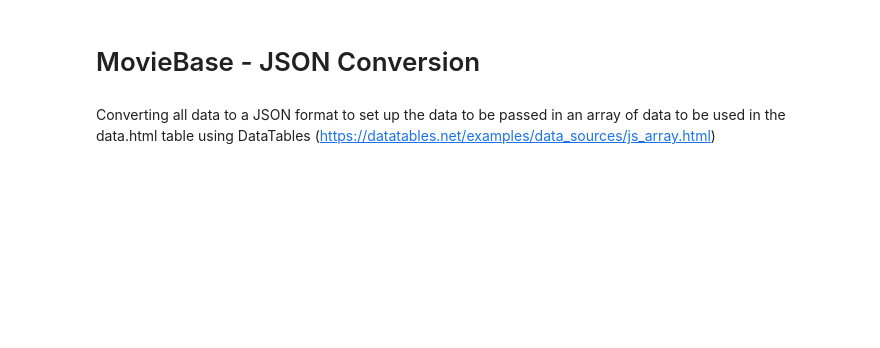
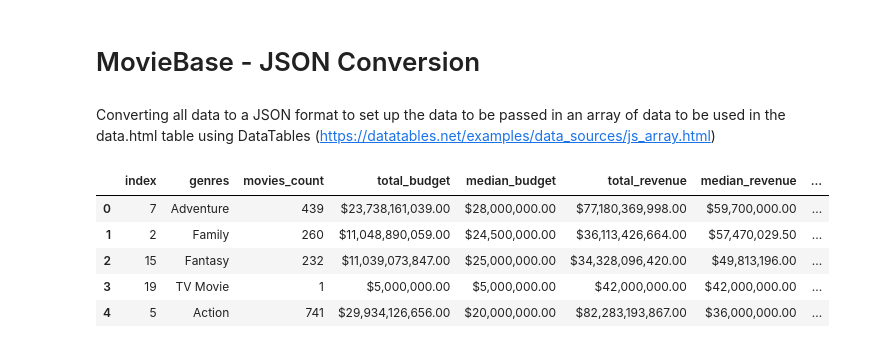
Before and after one commit to alysnow/Final-Project, a Jupyter notebook: Notebooks/MovieBase_json.ipynb, the cells around one changed output. Saved outputs shown, nothing was run; the diff lists cells and outputs as text; code cells hidden in the pictures; blank space fills up the shorter version.

```diff
--- a/Notebooks/MovieBase_json.ipynb
+++ b/Notebooks/MovieBase_json.ipynb
@@ -13,9 +12,16 @@ import json
 # %%
 # Read the csv file into a pandas DataFrame
 # --------------------------------------------------------------
 # data = pd.read_csv("../Resources/data/IMDB-Movie-Data.csv")
-data = pd.read_csv("../Resources/data/database_html.csv")
+data = pd.read_csv("../Resources/data/databaseGenre_html.csv")
 data.head()
+# %% [output]
+|  | index | genres | movies_count | total_budget | median_budget | total_revenue | median_revenue | ... |
+| 0 | 7 | Adventure | 439 | $23,738,161,039.00 | $28,000,000.00 | $77,180,369,998.00 | $59,700,000.00 | ... |
+| 1 | 2 | Family | 260 | $11,048,890,059.00 | $24,500,000.00 | $36,113,426,664.00 | $57,470,029.50 | ... |
+| 2 | 15 | Fantasy | 232 | $11,039,073,847.00 | $25,000,000.00 | $34,328,096,420.00 | $49,813,196.00 | ... |
+| 3 | 19 | TV Movie | 1 | $5,000,000.00 | $5,000,000.00 | $42,000,000.00 | $42,000,000.00 | ... |
+| 4 | 5 | Action | 741 | $29,934,126,656.00 | $20,000,000.00 | $82,283,193,867.00 | $36,000,000.00 | ... |
 # %%
 # Function to convert a CSV to JSON. Takes the file paths as arguments
 # --------------------------------------------------------------
```
Also changed, not shown: parts of 5 cells of this notebook, 44 other files.
